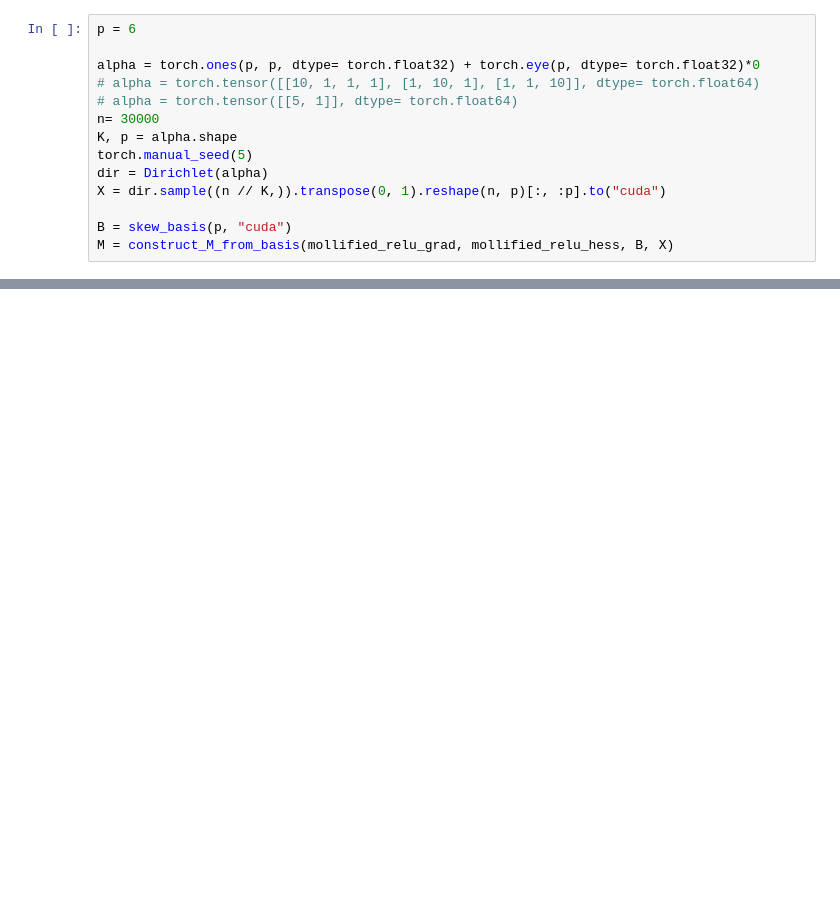
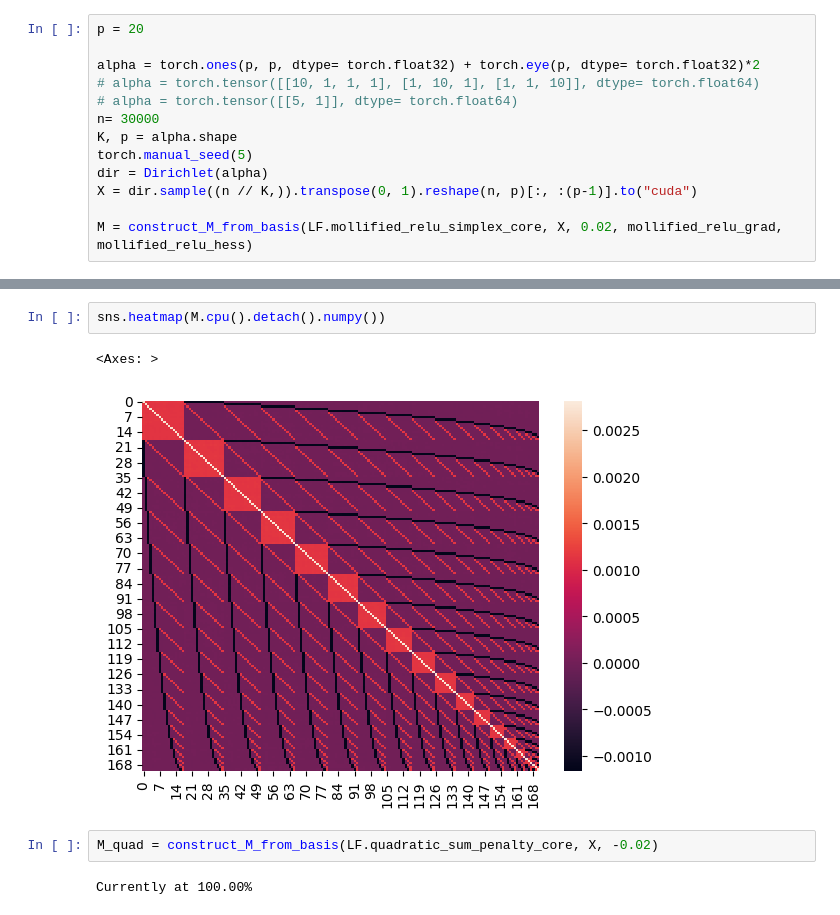
Before and after one commit to Shiwen-Yang/SCOPE, a Jupyter notebook: test_0.ipynb, the cells around one changed output, grey strips where cells are left out. Saved outputs shown, nothing was run; the diff lists cells and outputs as text; blank space fills up the shorter version.

```diff
--- a/test_0.ipynb
+++ b/test_0.ipynb
@@ -139,14 +156,13 @@ def construct_M_from_basis(g_prime, g_double_prime, B, Y):
 # %%
-p = 6
+p = 20
 
-alpha = torch.ones(p, p, dtype= torch.float32) + torch.eye(p, dtype= torch.float32)*0
+alpha = torch.ones(p, p, dtype= torch.float32) + torch.eye(p, dtype= torch.float32)*2
 # alpha = torch.tensor([[10, 1, 1, 1], [1, 10, 1], [1, 1, 10]], dtype= torch.float64)
 # alpha = torch.tensor([[5, 1]], dtype= torch.float64)
 n= 30000
 K, p = alpha.shape
 torch.manual_seed(5)
 dir = Dirichlet(alpha)
-X = dir.sample((n // K,)).transpose(0, 1).reshape(n, p)[:, :p].to("cuda")
+X = dir.sample((n // K,)).transpose(0, 1).reshape(n, p)[:, :(p-1)].to("cuda")
 
-B = skew_basis(p, "cuda")
-M = construct_M_from_basis(mollified_relu_grad, mollified_relu_hess, B, X)
+M = construct_M_from_basis(LF.mollified_relu_simplex_core, X, 0.02, mollified_relu_grad, mollified_relu_hess)
@@ -208,0 +190,9 @@ def mollified_relu_simplex_core(x, sigma):
+# %%
+sns.heatmap(M.cpu().detach().numpy())
+# %% [output]
+<Axes: >
+[figure, added]
+# %%
+M_quad = construct_M_from_basis(LF.quadratic_sum_penalty_core, X, -0.02)
+# %% [output]
+Currently at 100.00%
```
Also changed, not shown: parts of 18 cells of this notebook, 3 other files.
